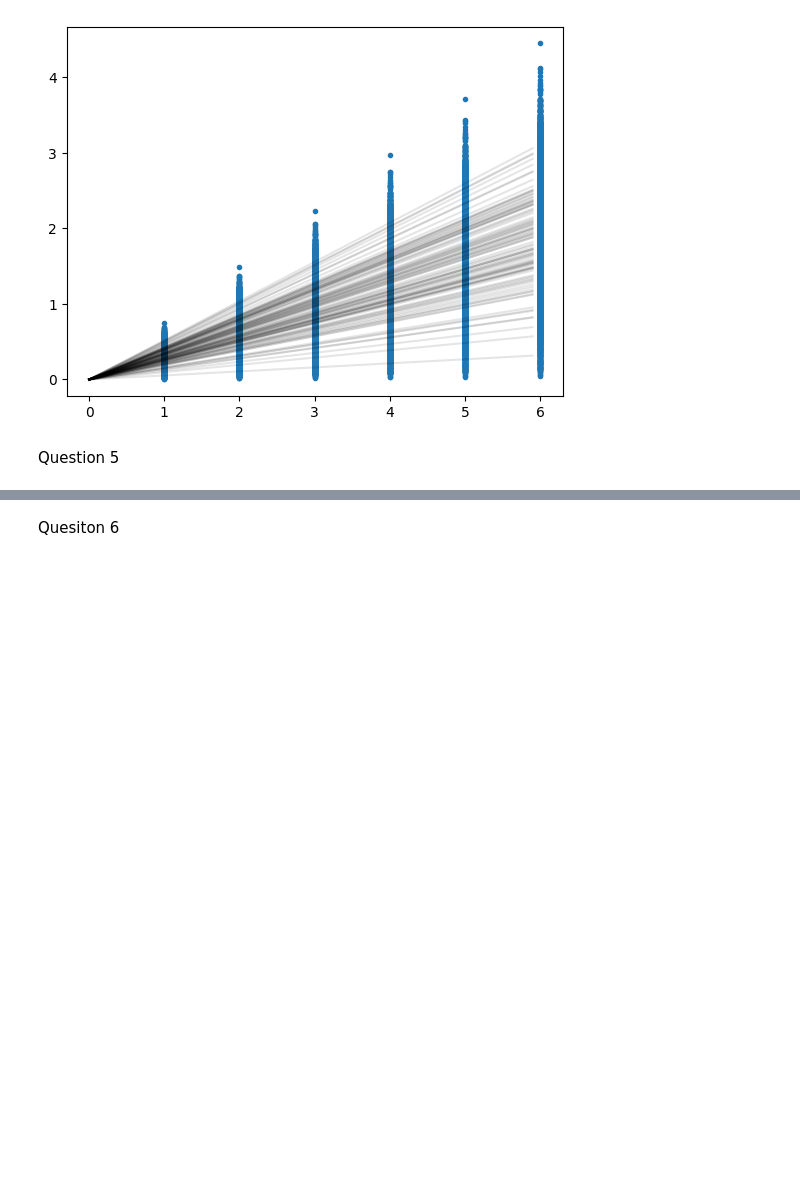
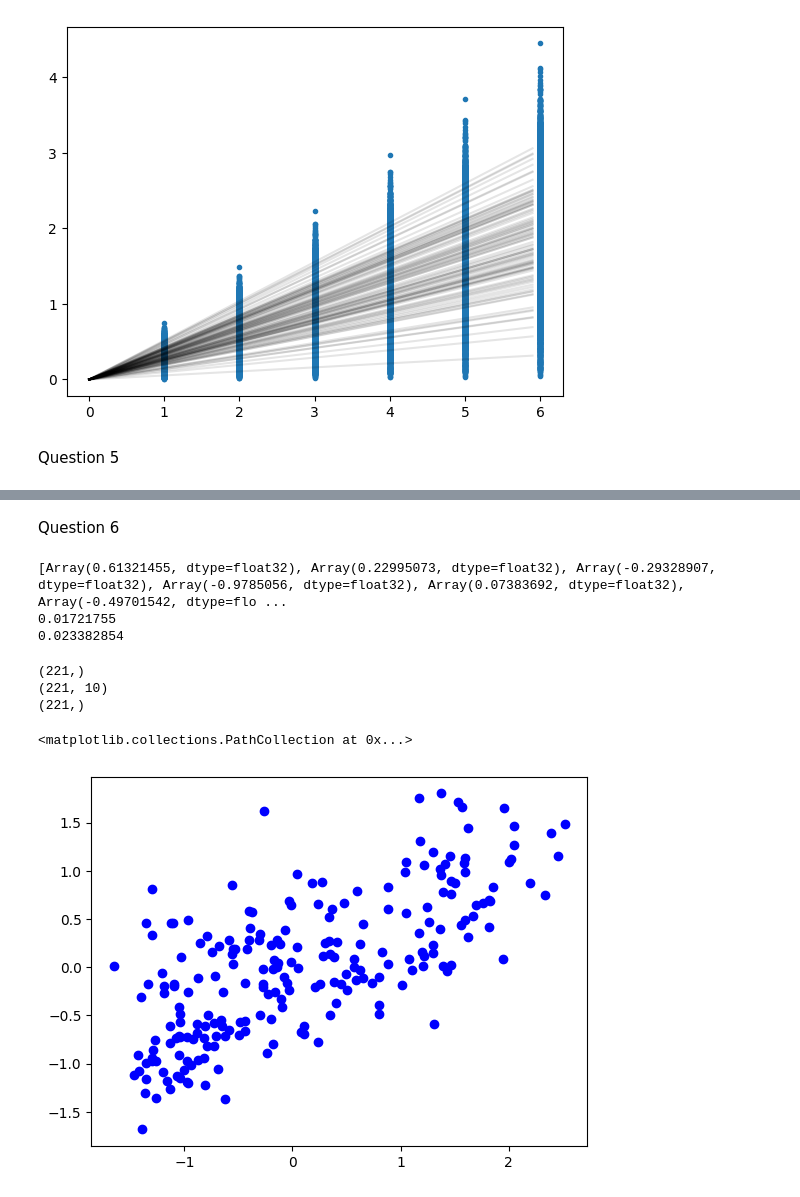
Before and after one commit to DorianAtSchool/rep589, a Jupyter notebook: hw2/main.ipynb, the cells around one changed output, grey strips where cells are left out. Drawn from its saved outputs; the diff is of its cells as text; code cells hidden in the pictures; blank space fills up the shorter version.

```diff
--- a/hw2/main.ipynb
+++ b/hw2/main.ipynb
@@ -168,2 +168,80 @@ for (b, s) in zip(bias_samples[::100], s_samples[::100]):
 # %% [markdown]
-Quesiton 6
+Question 6
+# %%
+import numpy as np
+from sklearn.datasets import load_diabetes
+X,y = load_diabetes(return_X_y=True)
+y = y - np.mean(y)
+y = y / np.std(y)
+
+X_train = X[1::2]
+X_test = X[::2]
+y_train = y[1::2]
+y_test = y[::2]
+
+
+num_train, num_features = X_train.shape
+num_test = X_test.shape[0]
+
+X_train = pg.makerv(X_train)
+
+# w = [pg.normal(0, 10) for _ in range(num_features)]
+# dist_y_train = []
+
+
+# for i in range(len(X_train)):
+#     print(i)
+#     x = X_train[i]
+#     y = pg.normal(w @ x, 1)
+#     dist_y_train.append(y)
+#dist_y_train = [pg.normal(w @ X_train[i], 1) for i in range(len(X_train))]
+dist_y_train = pg.slot()
+w = pg.slot()
+with pg.Loop(num_features) as i:
+    w[i] = pg.normal(0, 10)
+
+with pg.Loop(len(X_train)) as j:
+    x = X_train[j]
+    dist_y_train[j] = pg.normal(w @ x, 1)
+
+dist_y_test = [pg.normal(w @ X_test[i], 1) for i in range(len(X_test))]
+
+# dist_y_test = pg.slot()
+# with pg.Loop(len(X_test)) as i:
+#     px= X_test[i]
+#     dist_y_test[i] = pg.normal(w @ x, 1)
+
+# for i in range(len(X_test)):
+#     x = X_test[i]
+#     y = pg.normal(w @ x, 1)
+#     dist_y_test.append(y)
+e = pg.E(dist_y_test, dist_y_train, y_train)
+# e
+print(e)
+print(np.mean(e))
+w_samples = pg.sample((dist_y_test), dist_y_train, [y for y in y_train], niter=100)
+print(np.mean(w_samples))
+# w_samples
+
+#Make a scatter-plot of your predictions and the true values, with the true values on the x-axis, and the predictions on the y-axis
+# plt.scatter(y_test, w_samples)
+# plt.scatter(x[:,0], x[:,1], c=w_samples)
+# %% [output]
+[Array(0.61321455, dtype=float32), Array(0.22995073, dtype=float32), Array(-0.29328907, dtype=float32), Array(-0.9785056, dtype=float32), Array(0.07383692, dtype=float32), Array(-0.49701542, dtype=flo ...
+0.01721755
+0.023382854
+# %%
+import matplotlib.pyplot as plt
+X_test = np.array(X_test)
+w_samples =np.array([np.median(row) for row in w_samples])
+y_test = np.array(y_test)
+print(w_samples.shape)
+print(X_test.shape)
+print(y_test.shape)
+plt.scatter(y_test, w_samples, color='blue')
+# %% [output]
+(221,)
+(221, 10)
+(221,)
+<matplotlib.collections.PathCollection at 0x...>
+[figure, added]
```
Also changed, not shown: parts of 5 cells of this notebook.
